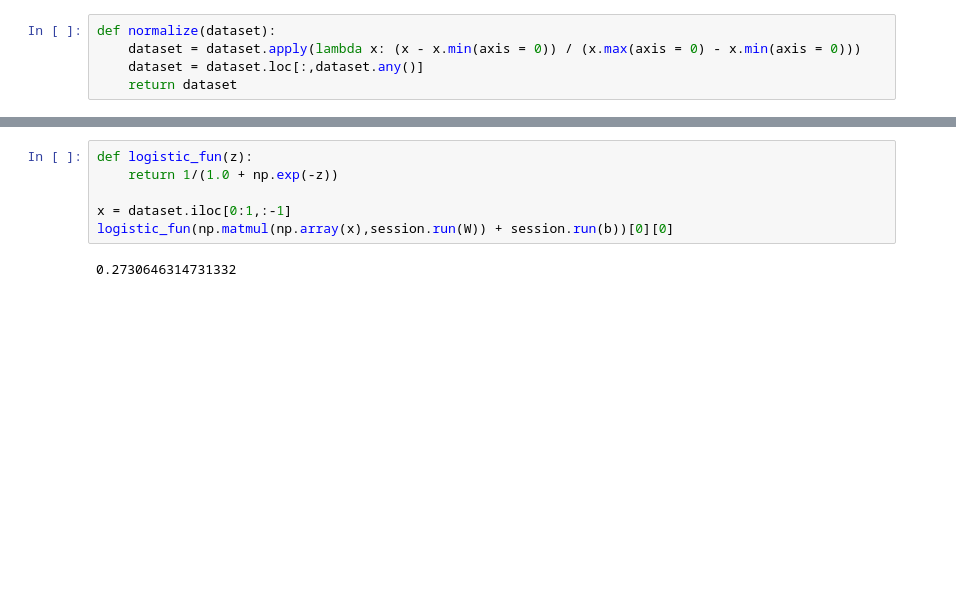
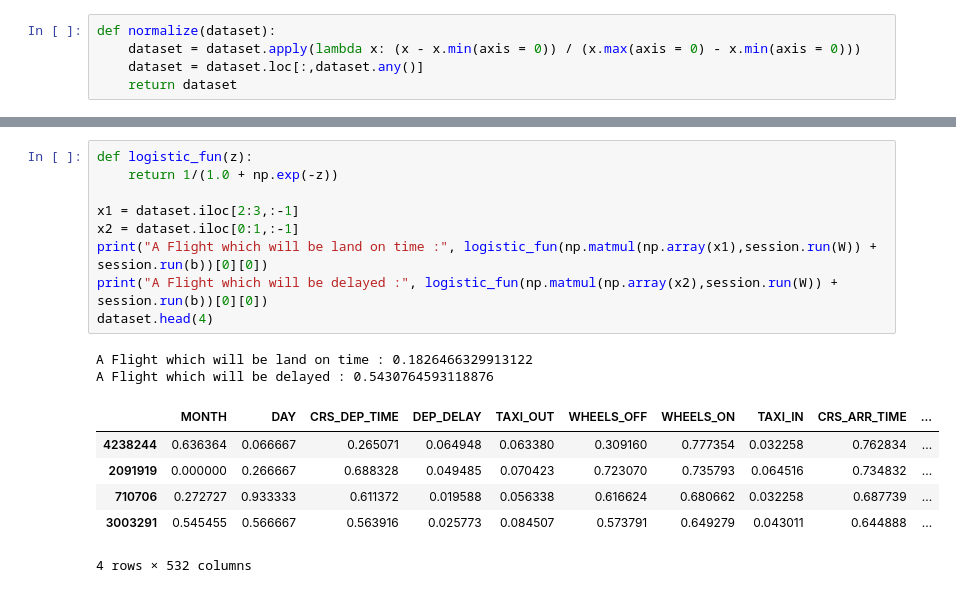
Before and after one commit to d0lev/FlightPrediction, a Jupyter notebook: FlightPrediction.ipynb, the cells around one changed output, grey strips where cells are left out. Cells and saved outputs as stored; diff of their text form; blank space fills up the shorter version.

```diff
--- a/FlightPrediction.ipynb
+++ b/FlightPrediction.ipynb
@@ -87,8 +100,18 @@ Iteration:  99  Accuracy: 1.0 loss: 0.72444624
 # %%
 def logistic_fun(z):
     return 1/(1.0 + np.exp(-z))
 
-x = dataset.iloc[0:1,:-1]
-logistic_fun(np.matmul(np.array(x),session.run(W)) + session.run(b))[0][0]
+x1 = dataset.iloc[2:3,:-1]
+x2 = dataset.iloc[0:1,:-1]
+print("A Flight which will be land on time :", logistic_fun(np.matmul(np.array(x1),session.run(W)) + session.run(b))[0][0])
+print("A Flight which will be delayed :", logistic_fun(np.matmul(np.array(x2),session.run(W)) + session.run(b))[0][0])
+dataset.head(4)
 # %% [output]
-0.2730646314731332
+A Flight which will be land on time : 0.1826466329913122
+A Flight which will be delayed : 0.5430764593118876
+|  | MONTH | DAY | CRS_DEP_TIME | DEP_DELAY | TAXI_OUT | WHEELS_OFF | WHEELS_ON | TAXI_IN | CRS_ARR_TIME | ... |
+| 4238244 | 0.636364 | 0.066667 | 0.265071 | 0.064948 | 0.063380 | 0.309160 | 0.777354 | 0.032258 | 0.762834 | ... |
+| 2091919 | 0.000000 | 0.266667 | 0.688328 | 0.049485 | 0.070423 | 0.723070 | 0.735793 | 0.064516 | 0.734832 | ... |
+| 710706 | 0.272727 | 0.933333 | 0.611372 | 0.019588 | 0.056338 | 0.616624 | 0.680662 | 0.032258 | 0.687739 | ... |
+| 3003291 | 0.545455 | 0.566667 | 0.563916 | 0.025773 | 0.084507 | 0.573791 | 0.649279 | 0.043011 | 0.644888 | ... |
+4 rows × 532 columns
```
Also changed, not shown: parts of 8 cells of this notebook, 2 other files.
